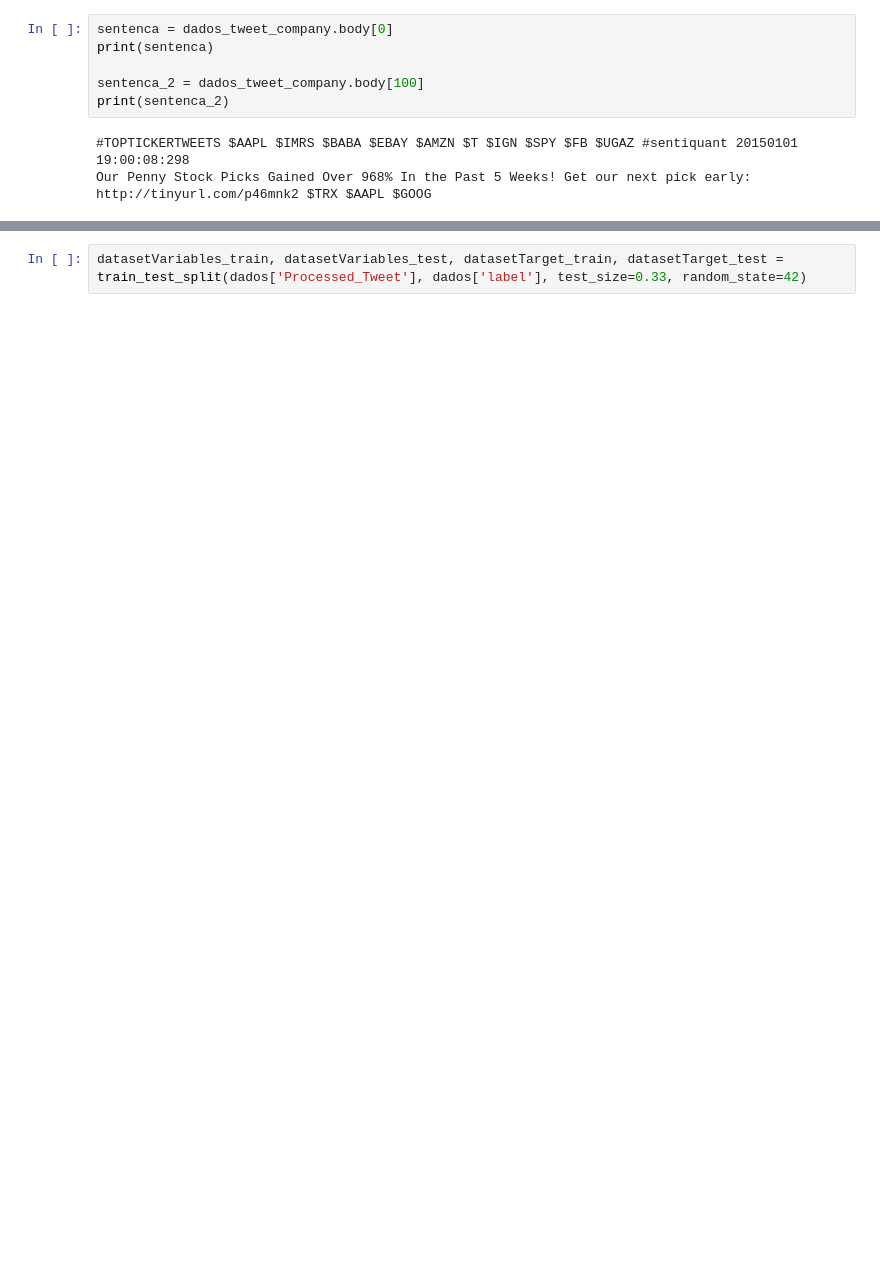
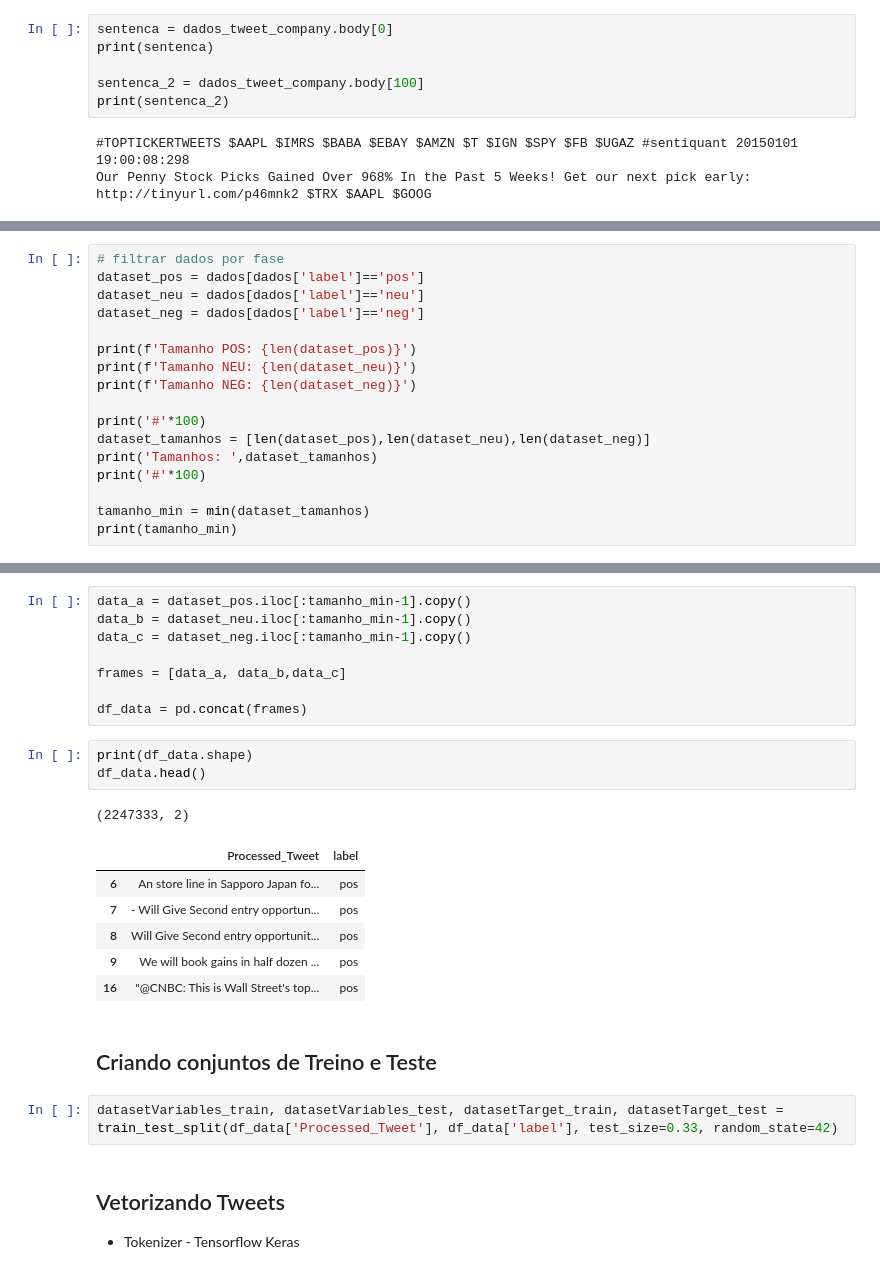
Before and after one commit to Jcss3/Analise-de-Sentimentos, a Jupyter notebook: sentiment.ipynb, the cells around one changed output, grey strips where cells are left out. Cells and saved outputs as stored; diff of their text form; blank space fills up the shorter version.

```diff
--- a/sentiment.ipynb
+++ b/sentiment.ipynb
@@ -248,0 +284,17 @@ dados.head()
+# %%
+# filtrar dados por fase
+dataset_pos = dados[dados['label']=='pos']
+dataset_neu = dados[dados['label']=='neu']
+dataset_neg = dados[dados['label']=='neg']
+
+print(f'Tamanho POS: {len(dataset_pos)}')
+print(f'Tamanho NEU: {len(dataset_neu)}')
+print(f'Tamanho NEG: {len(dataset_neg)}')
+
+print('#'*100)
+dataset_tamanhos = [len(dataset_pos),len(dataset_neu),len(dataset_neg)]
+print('Tamanhos: ',dataset_tamanhos)
+print('#'*100)
+
+tamanho_min = min(dataset_tamanhos)
+print(tamanho_min)
@@ -249,5 +309,29 @@ dados.head()
+# %%
+data_a = dataset_pos.iloc[:tamanho_min-1].copy()
+data_b = dataset_neu.iloc[:tamanho_min-1].copy()
+data_c = dataset_neg.iloc[:tamanho_min-1].copy()
+
+frames = [data_a, data_b,data_c]
+
+df_data = pd.concat(frames)
+# %%
+print(df_data.shape)
+df_data.head()
+# %% [output]
+(2247333, 2)
+|  | Processed_Tweet | label |
+| 6 | An store line in Sapporo Japan fo... | pos |
+| 7 | - Will Give Second entry opportun... | pos |
+| 8 | Will Give Second entry opportunit... | pos |
+| 9 | We will book gains in half dozen ... | pos |
+| 16 | "@CNBC: This is Wall Street's top... | pos |
+# %% [markdown]
+## Criando conjuntos de Treino e Teste
 # %%
-datasetVariables_train, datasetVariables_test, datasetTarget_train, datasetTarget_test = train_test_split(dados['Processed_Tweet'], dados['label'], test_size=0.33, random_state=42)
+datasetVariables_train, datasetVariables_test, datasetTarget_train, datasetTarget_test = train_test_split(df_data['Processed_Tweet'], df_data['label'], test_size=0.33, random_state=42)
+# %% [markdown]
+## Vetorizando Tweets
+* Tokenizer - Tensorflow Keras
 # %%
 tokenizer = Tokenizer(oov_token='<OOV>')
 tokenizer.fit_on_texts(datasetVariables_train)
```
Also changed, not shown: parts of 48 cells of this notebook.
